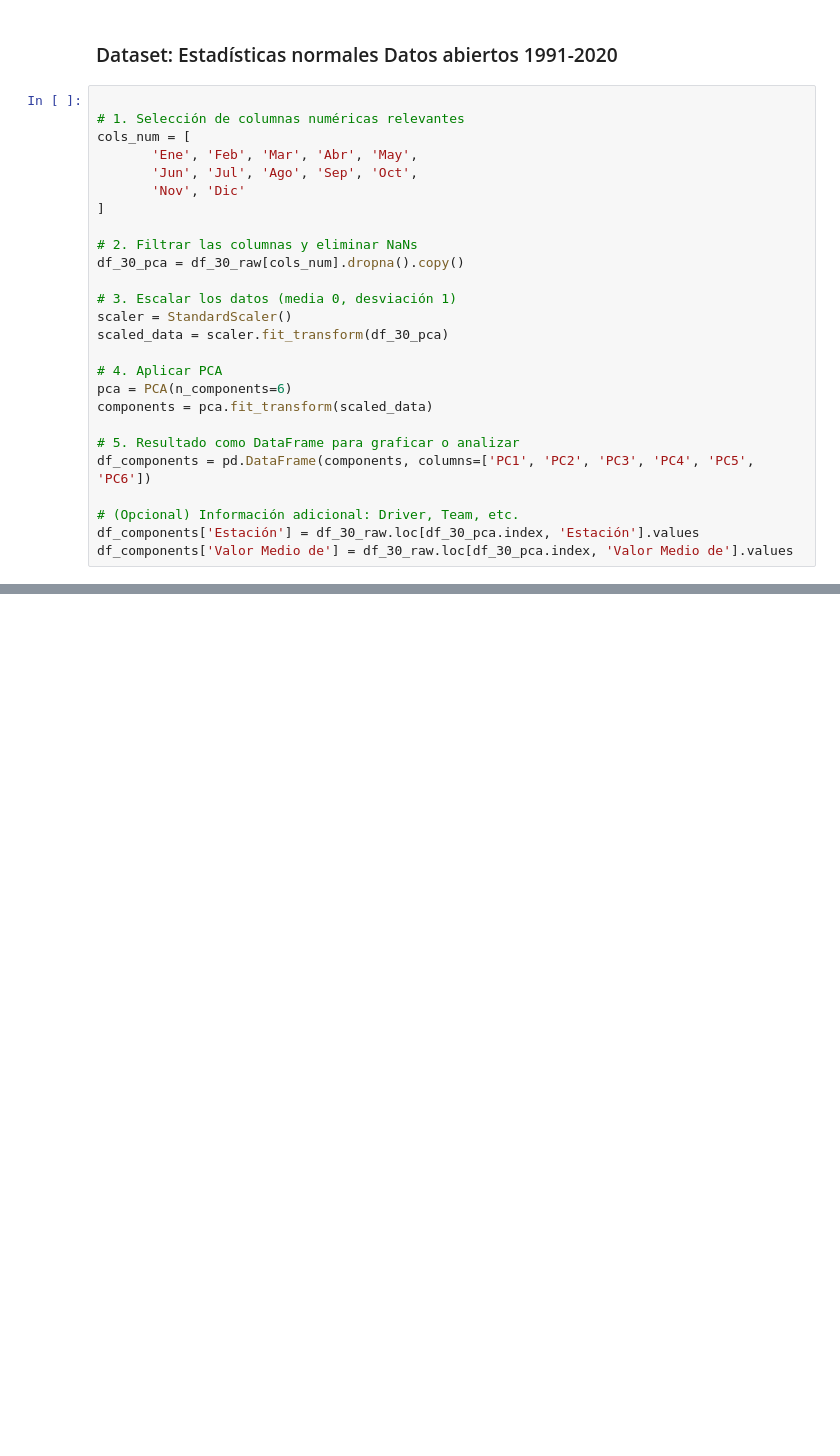
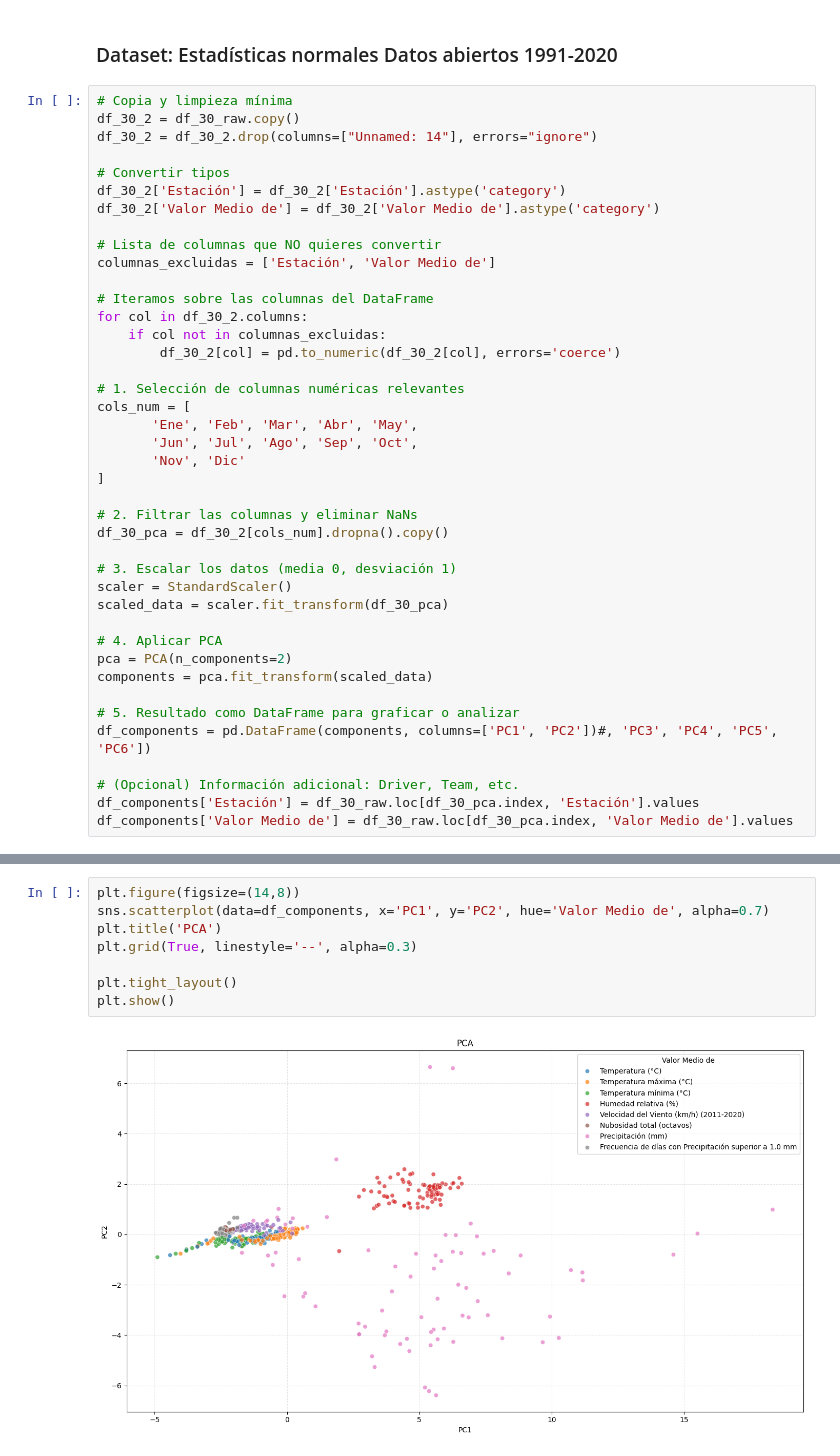
Before and after one commit to jFet1/CEIA-19Co2024, a Jupyter notebook: 2 Bimestre/AdD/Trabajo_final_juan.ipynb, the cells around one changed output, grey strips where cells are left out. Drawn from its saved outputs; the diff is of its cells as text; blank space fills up the shorter version.

```diff
--- a/2 Bimestre/AdD/Trabajo_final_juan.ipynb
+++ b/2 Bimestre/AdD/Trabajo_final_juan.ipynb
@@ -786,6 +787,21 @@ Dado que no se trabajará con modelos predictivos complejos ni con datasets mult
 # %% [markdown]
 ### Dataset: Estadísticas normales Datos abiertos 1991-2020
 # %%
+# Copia y limpieza mínima
+df_30_2 = df_30_raw.copy()
+df_30_2 = df_30_2.drop(columns=["Unnamed: 14"], errors="ignore")
+
+# Convertir tipos
+df_30_2['Estación'] = df_30_2['Estación'].astype('category')
+df_30_2['Valor Medio de'] = df_30_2['Valor Medio de'].astype('category')
+
+# Lista de columnas que NO quieres convertir
+columnas_excluidas = ['Estación', 'Valor Medio de']
+
+# Iteramos sobre las columnas del DataFrame
+for col in df_30_2.columns:
+    if col not in columnas_excluidas:
+        df_30_2[col] = pd.to_numeric(df_30_2[col], errors='coerce')
 
 # 1. Selección de columnas numéricas relevantes
 cols_num = [
@@ -795,18 +811,18 @@ cols_num = [
 ]
 
 # 2. Filtrar las columnas y eliminar NaNs
-df_30_pca = df_30_raw[cols_num].dropna().copy()
+df_30_pca = df_30_2[cols_num].dropna().copy()
 
 # 3. Escalar los datos (media 0, desviación 1)
 scaler = StandardScaler()
 scaled_data = scaler.fit_transform(df_30_pca)
 
 # 4. Aplicar PCA
-pca = PCA(n_components=6)
+pca = PCA(n_components=2)
 components = pca.fit_transform(scaled_data)
 
 # 5. Resultado como DataFrame para graficar o analizar
-df_components = pd.DataFrame(components, columns=['PC1', 'PC2', 'PC3', 'PC4', 'PC5', 'PC6'])
+df_components = pd.DataFrame(components, columns=['PC1', 'PC2'])#, 'PC3', 'PC4', 'PC5', 'PC6'])
 
 # (Opcional) Información adicional: Driver, Team, etc.
 df_components['Estación'] = df_30_raw.loc[df_30_pca.index, 'Estación'].values
@@ -815,0 +846,10 @@ ValueError: could not convert string to float: 'S/D'
+# %%
+plt.figure(figsize=(14,8))
+sns.scatterplot(data=df_components, x='PC1', y='PC2', hue='Valor Medio de', alpha=0.7)
+plt.title('PCA')
+plt.grid(True, linestyle='--', alpha=0.3)
+
+plt.tight_layout()
+plt.show()
+# %% [output]
+[figure, added]
```
Also changed, not shown: parts of 6 cells of this notebook.
